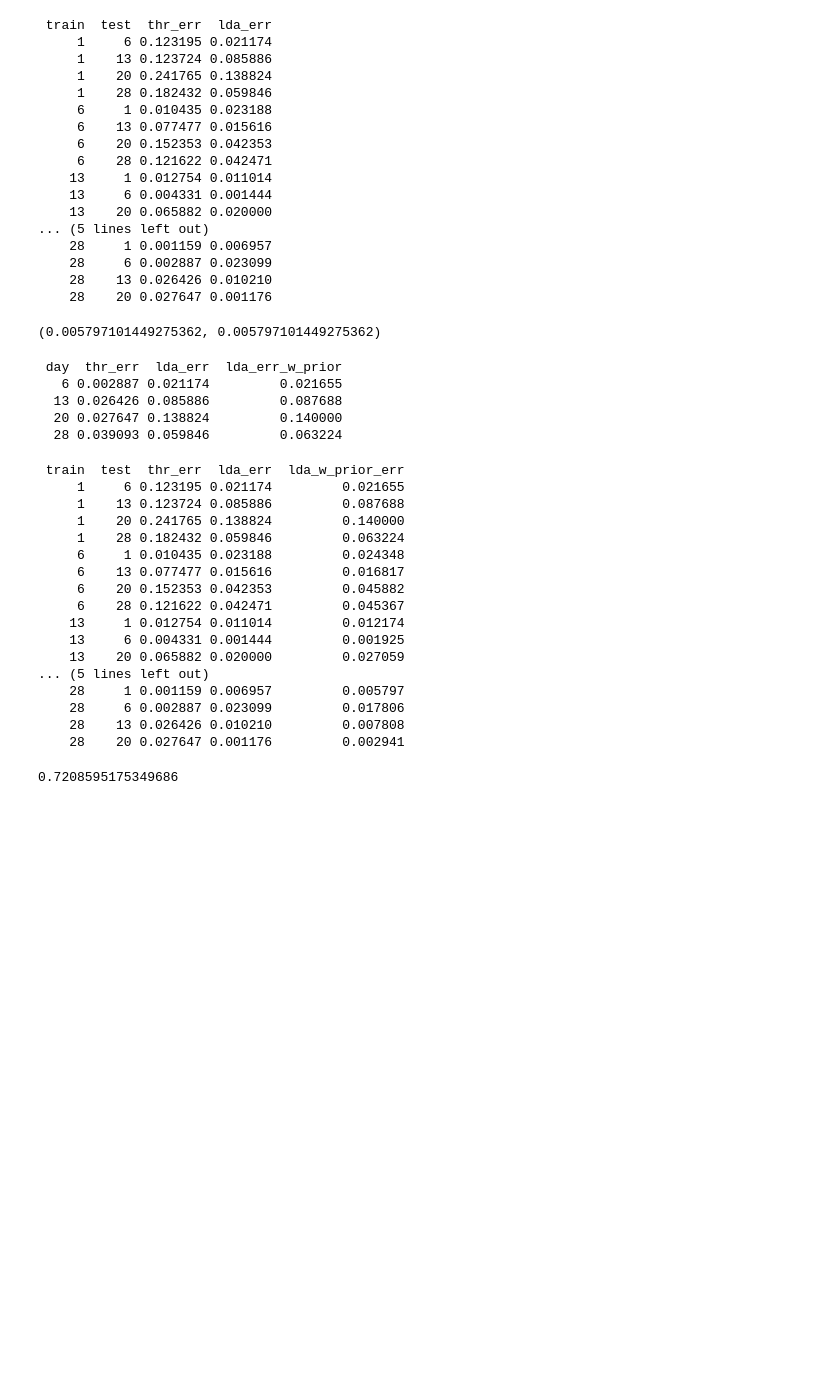
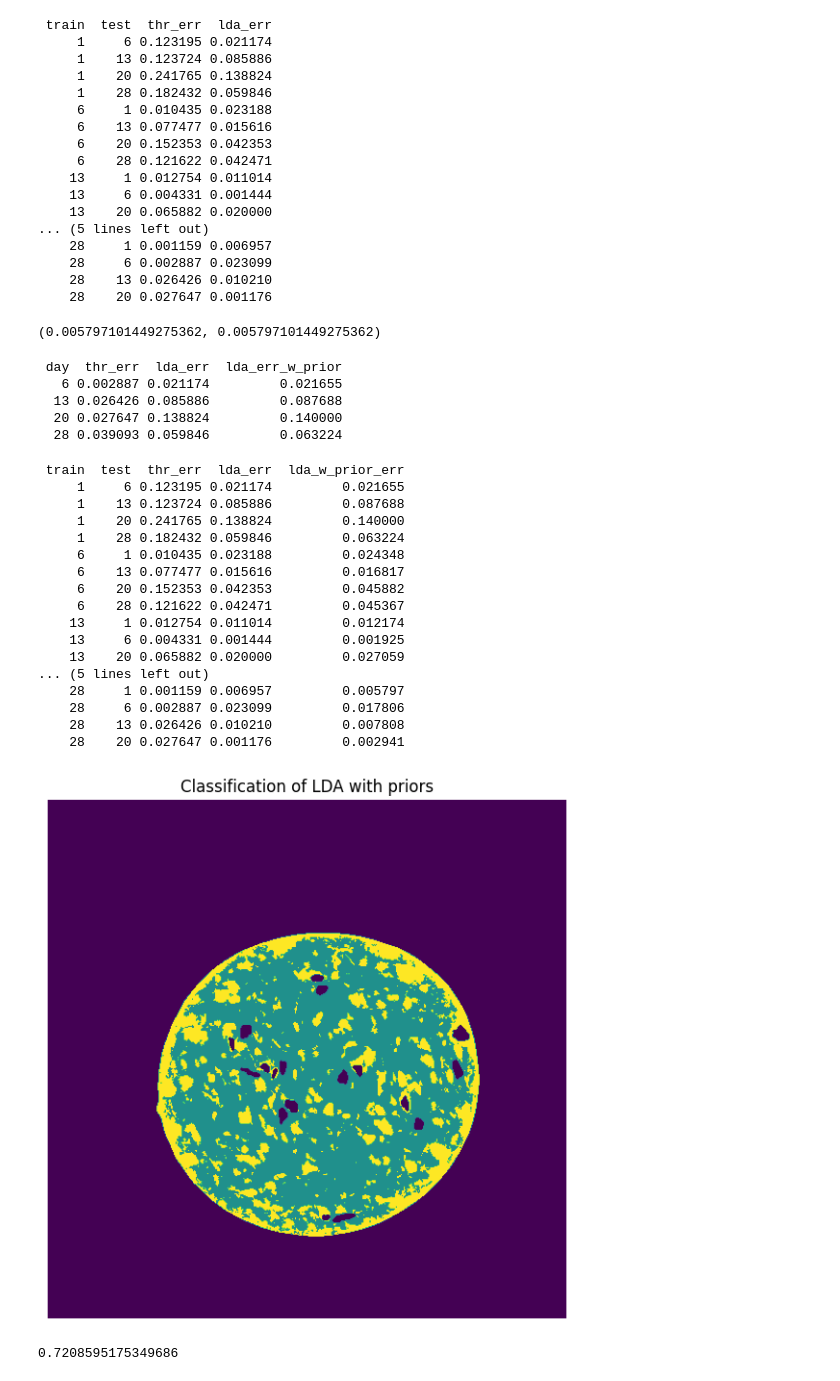
Before and after one commit to miprimerachamba/Salami-spectroscopy, a Jupyter notebook: salami.ipynb, the cells around one changed output. Drawn from its saved outputs; the diff is of its cells as text; code cells hidden in the pictures; blank space fills up the shorter version.

Commit message:
reformat and add plot of prior cls

```diff
--- a/salami.ipynb
+++ b/salami.ipynb
@@ -241,7 +224,9 @@ for d in test_days:
     # LDA error
     err_lda_d = eval_lda(fatPix_d, meatPix_d,w,c)
 
-    results.append({"day": d, "thr_err": err_thr_d, "lda_err": err_lda_d})
+    results.append({"day": d,
+                    "thr_err": err_thr_d,
+                    "lda_err": err_lda_d})
 
 
 df = pd.DataFrame(results)
@@ -281,7 +266,10 @@ for i, d_train in enumerate(days):
         thr_err = eval_thr_model(fat_test, meat_test, best_l, thr_best)
         lda_err = eval_lda(fat_test, meat_test, w, c)
 
-        results_all_days.append({"train": d_train, "test": d_test, "thr_err": thr_err, "lda_err": lda_err})
+        results_all_days.append({"train": d_train,
+                                 "test": d_test,
+                                 "thr_err": thr_err,
+                                 "lda_err": lda_err})
 
 # Print
 df = pd.DataFrame(results_all_days)
@@ -345,7 +333,10 @@ for d in test_days:
     # LDA with priors
     err_lda_w_prior_d = eval_lda(fatPix_d, meatPix_d,w,c_w_prior)
 
-    results.append({"day": d, "thr_err": err_thr_d, "lda_err": err_lda_d, "lda_err_w_prior": err_lda_w_prior_d})
+    results.append({"day": d,
+                    "thr_err": err_thr_d,
+                    "lda_err": err_lda_d,
+                    "lda_err_w_prior": err_lda_w_prior_d})
 
 
 df = pd.DataFrame(results)
@@ -387,7 +378,11 @@ for i, d_train in enumerate(days):
         lda_err = eval_lda(fat_test, meat_test, w, c)
         lda_w_prior_err = eval_lda(fat_test, meat_test, w, c_w_prior_d)
 
-        results_all_days.append({"train": d_train, "test": d_test, "thr_err": thr_err, "lda_err": lda_err, "lda_w_prior_err": lda_w_prior_err})
+        results_all_days.append({"train": d_train,
+                                 "test": d_test,
+                                 "thr_err": thr_err,
+                                 "lda_err": lda_err,
+                                 "lda_w_prior_err": lda_w_prior_err})
 
 # Print
 df = pd.DataFrame(results_all_days)
@@ -413,16 +408,23 @@ print(df.to_string(index=False))
 # %%
 # Extract only salami pixels as vector
 X_salami = multiIm[salami_an, :].astype(np.float64)
 
-s_salami = X_salami @ w + c_w_prior_d
+s_salami_w_prior = X_salami @ w + c_w_prior_d
 
-cls_lda = np.zeros(multiIm.shape[:2], dtype=np.uint8)
-cls_lda[salami_an] = 1
-cls_lda[salami_an] = np.where(s_salami >= 0, 2, 1)
+cls_lda_w_prior = np.zeros(multiIm.shape[:2], dtype=np.uint8)
+cls_lda_w_prior[salami_an] = 1
+cls_lda_w_prior[salami_an] = np.where(s_salami_w_prior >= 0, 2, 1)
 
-n_meat = np.sum(cls_lda[salami_an] == 1)
-n_fat = np.sum(cls_lda[salami_an] == 2)
+plt.figure(figsize=(7, 7))
+plt.imshow(cls_lda_w_prior)
+plt.title("Classification of LDA with priors")
+plt.axis("off")
+plt.show()
+
+n_meat = np.sum(cls_lda_w_prior[salami_an] == 1)
+n_fat = np.sum(cls_lda_w_prior[salami_an] == 2)
 n_roi = np.sum(salami_an)
 n_meat/n_roi
 # %% [output]
+[figure, added]
 0.7208595175349686
```
Also changed, not shown: parts of 1 cell of this notebook.
